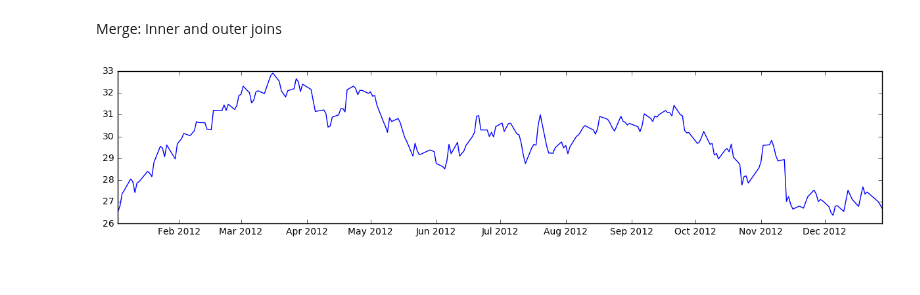
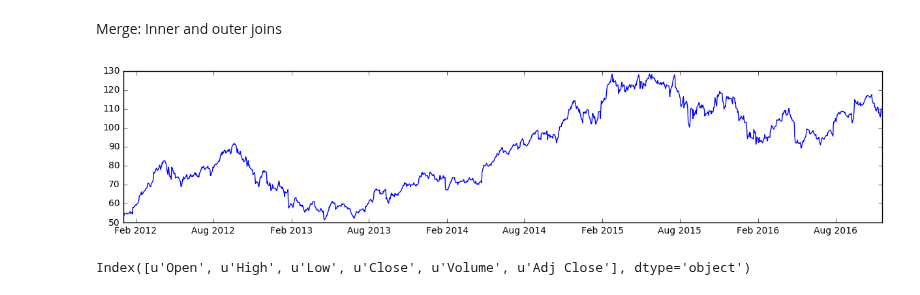
Before and after one commit to atcemgil/notes, a Jupyter notebook: fe588/Pandas Examples.ipynb, the cells around one changed output. Drawn from its saved outputs; the diff is of its cells as text; code cells hidden in the pictures.

Commit message:
pandas examples

```diff
--- a/fe588/Pandas Examples.ipynb
+++ b/fe588/Pandas Examples.ipynb
@@ -197,11 +199,10 @@ Lets load some data from the web
 import pandas as pd
 import pandas.io.data as web
 
-#import pandas_datareader as web
 import datetime
 
 start = datetime.datetime(2012, 1, 1)
-end = datetime.datetime(2012, 12, 30)
+end = datetime.datetime(2016, 11, 18)
 msft = web.DataReader("MSFT", 'yahoo', start, end)
 aapl = web.DataReader("AAPL", 'yahoo', start, end)
 # %% [markdown]
@@ -397,10 +396,15 @@ u.loc['MSFT'].loc['2012-01']
 # %% [markdown]
 Merge: Inner and outer joins
 # %%
+%matplotlib inline
 import matplotlib.pyplot as plt
 
 plt.figure(figsize=(15,3))
-plt.plot(msft[['Open']])
+plt.plot(aapl[['Adj Close']])
 plt.show()
 # %% [output]
-[figure, old version]
+[figure, new version]
+# %%
+msft.columns
+# %% [output]
+Index([u'Open', u'High', u'Low', u'Close', u'Volume', u'Adj Close'], dtype='object')
```
Also changed, not shown: parts of 8 cells of this notebook, 2 other files.
